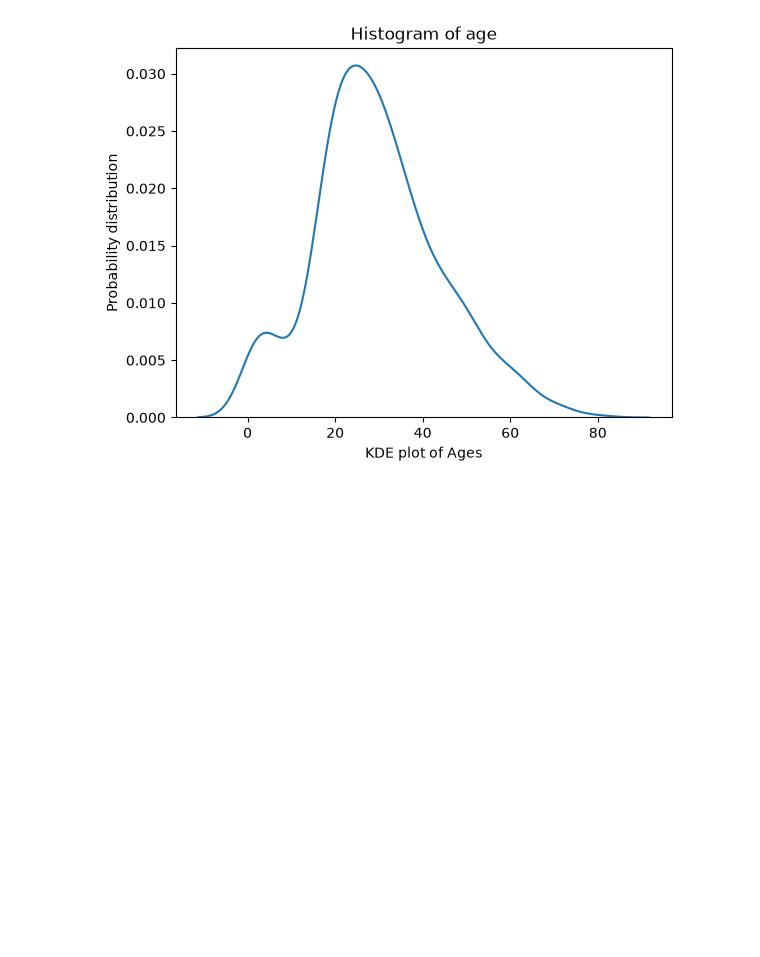
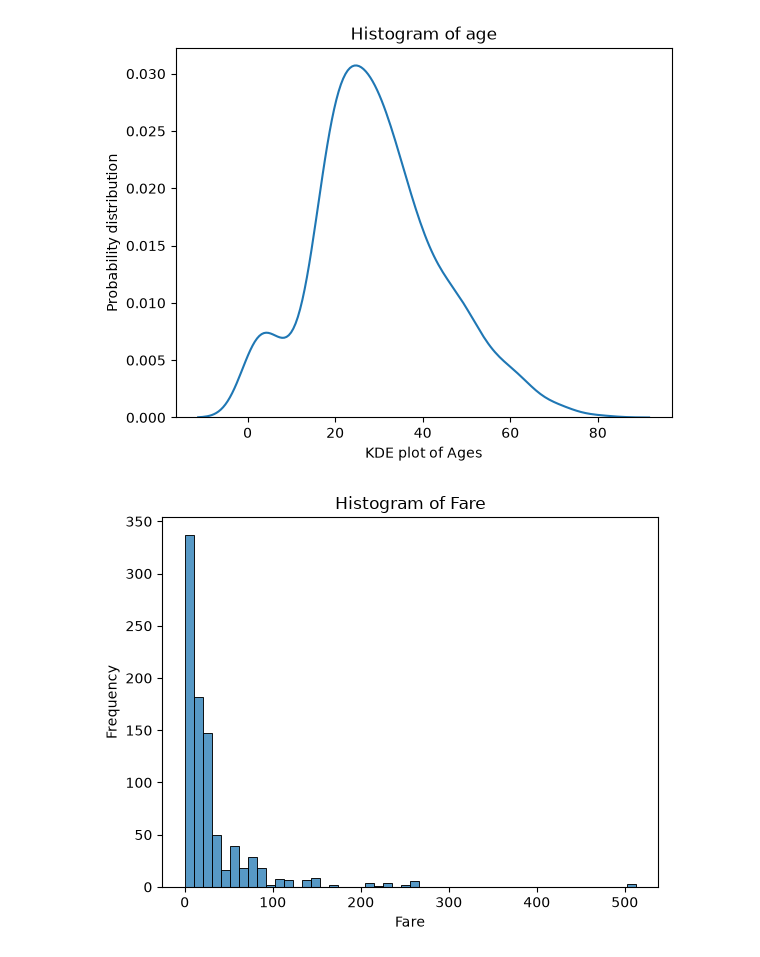
Before and after one commit to SamiulIslam007/phitron-machine-learning-practice, a Jupyter notebook: EDA_practice_on_titanic_data.ipynb, the cells around one changed output. Drawn from its saved outputs; the diff is of its cells as text; code cells hidden in the pictures; blank space fills up the shorter version.

Commit message:
practicing histplot ,kde plot and boxplot for fare

```diff
--- a/EDA_practice_on_titanic_data.ipynb
+++ b/EDA_practice_on_titanic_data.ipynb
@@ -181,3 +181,12 @@ plt.ylabel('Probability distribution')
 plt.show()
 # %% [output]
 [figure]
+# %%
+sns.histplot(df['Fare'], bins=50)
+
+plt.title('Histogram of Fare')
+plt.xlabel('Fare')
+plt.ylabel('Frequency')
+plt.show()
+# %% [output]
+[figure, added]
```
Also changed, not shown: parts of 2 cells of this notebook.
